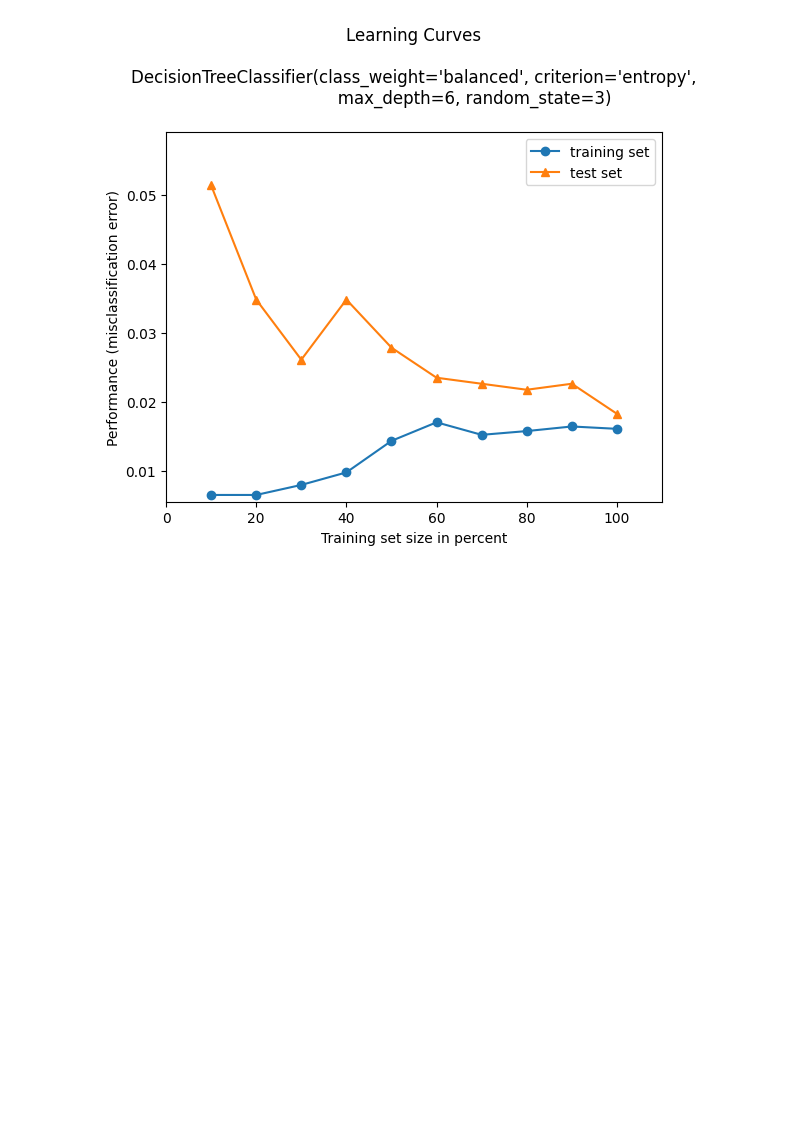
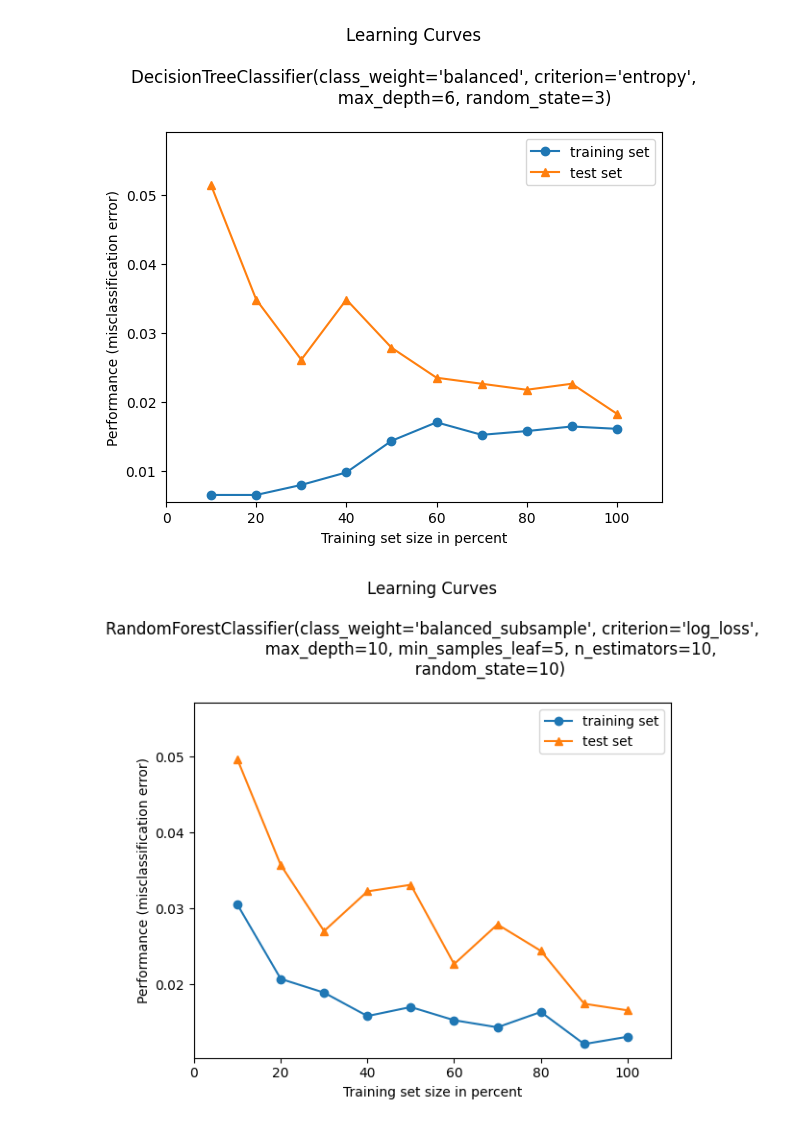
Before and after one commit to cilab-ufersa/euthyroid_sick_syndrome, a Jupyter notebook: euthyroid_sick_syndrome/plot_figures.ipynb, the cells around one changed output. Saved outputs shown, nothing was run; the diff lists cells and outputs as text; code cells hidden in the pictures; blank space fills up the shorter version.

```diff
--- a/euthyroid_sick_syndrome/plot_figures.ipynb
+++ b/euthyroid_sick_syndrome/plot_figures.ipynb
@@ -27,3 +39,7 @@ plot_confusion_matrix(output_test, output_model_decision, model_decision_tree)
 miss_classification(input_train, output_train, input_test, output_test, model_decision_tree)
 # %% [output]
 [figure]
+# %%
+miss_classification(input_train, output_train, input_test, output_test, model_random_forest)
+# %% [output]
+[figure, added]
```
Also changed, not shown: parts of 4 cells of this notebook.
